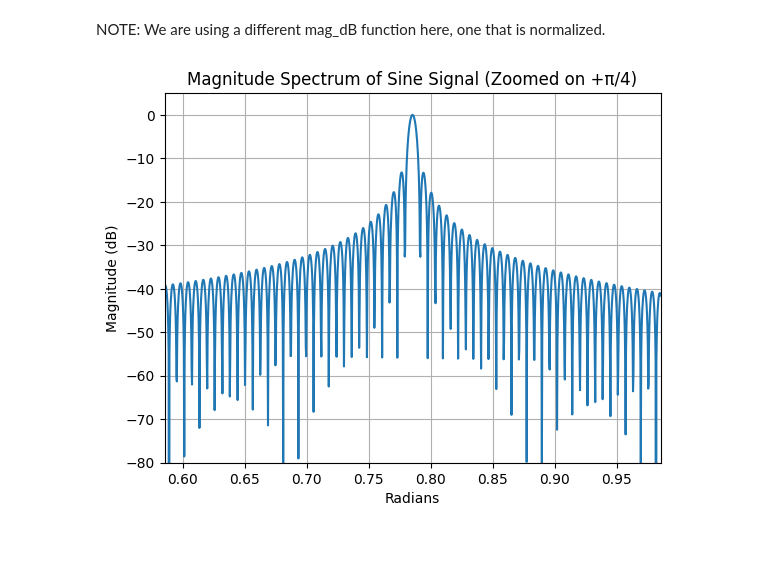
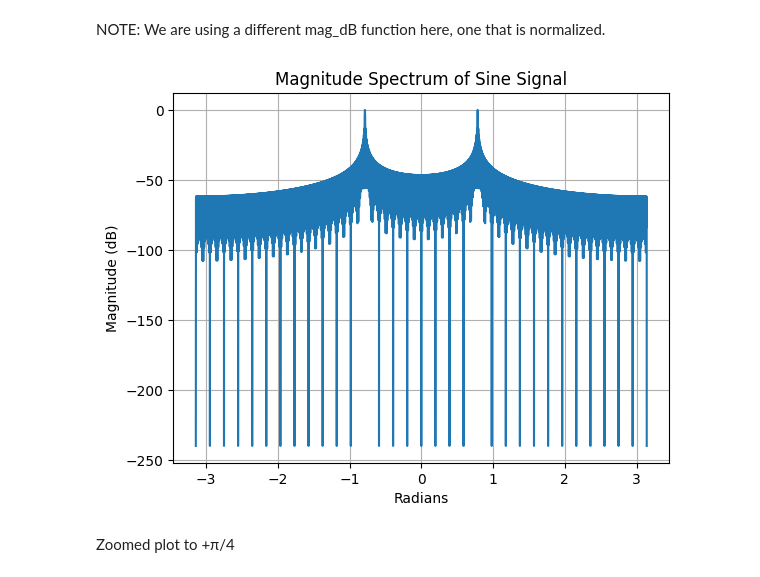
Before and after one commit to mtan0587/DSP, a Jupyter notebook: Discrete-Time Fourier Transform/DTFT.ipynb, the cells around one changed output. Drawn from its saved outputs; the diff is of its cells as text; code cells hidden in the pictures; blank space fills up the shorter version.

```diff
--- a/Discrete-Time Fourier Transform/DTFT.ipynb
+++ b/Discrete-Time Fourier Transform/DTFT.ipynb
@@ -159,24 +159,21 @@ NOTE: We are using a different mag_dB function here, one that is normalized.
 # %%
 n = np.arange(1025)
 xn = np.sin(np.pi/4 * n)
 w = np.linspace(-np.pi, np.pi, 20001) # Omega now has 20,001 points for a smoother plot
 Xdtft = dtft(xn, n, w)
 
 # FULL MAGNITUDE IN DB (NORMALIZED) :
 mag = np.abs(Xdtft)
 mag = mag / np.max(mag) # Normalize to max value (0 dB)
 mag_db = 20 * np.log10(np.maximum(mag, 1e-12))
 
 plt.figure()
 plt.plot(w, mag_db)
-
-#Plot limits, zoomed on +π/4
-plt.xlim([np.pi/4 - 0.2, np.pi/4 + 0.2])
-plt.ylim([-80, 5])
-
-plt.title("Magnitude Spectrum of Sine Signal (Zoomed on +π/4)")
+plt.title("Magnitude Spectrum of Sine Signal")
 plt.xlabel("Radians")
 plt.ylabel("Magnitude (dB)")
 plt.grid()
 # %% [output]
-[figure, old version]
+[figure, new version]
+# %% [markdown]
+Zoomed plot to +π/4
```
Also changed, not shown: parts of 22 cells of this notebook.
